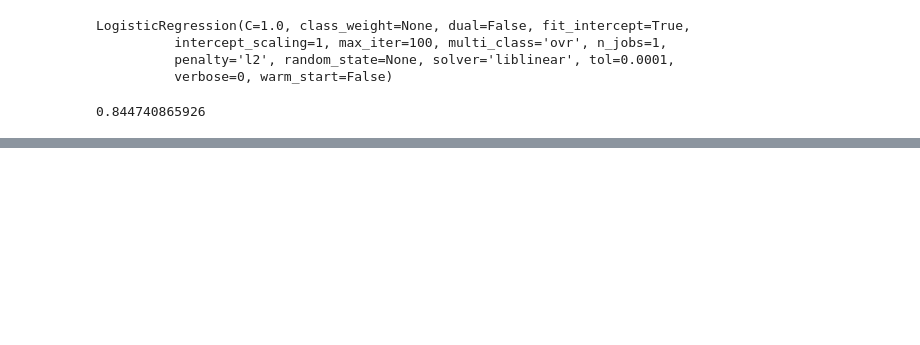
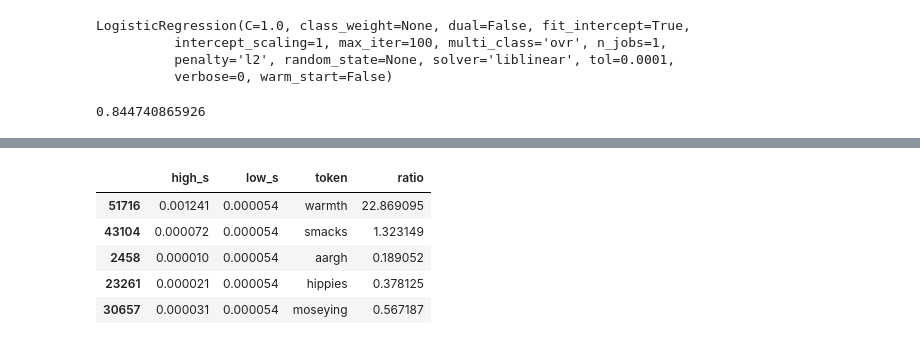
Before and after one commit to yanfei-wu/Product-Sentiment, a Jupyter notebook: Product Sentiment Project.ipynb, the cells around one changed output, grey strips where cells are left out. Cells and saved outputs as stored; diff of their text form; code cells hidden in the pictures; blank space fills up the shorter version.

```diff
--- a/Product Sentiment Project.ipynb
+++ b/Product Sentiment Project.ipynb
@@ -212,0 +319,4 @@ array([[41647,   137],
+# %%
+# token counts for low sentiment (0) and high sentiment (1)
+ls_token_count = nb.feature_count_[0, :]
+hs_token_count = nb.feature_count_[1, :]
@@ -212,0 +360,9 @@ array([[41647,   137],
+# %%
+tokens.sample(5, random_state = 0)
+# %% [output]
+|  | high_s | low_s | token | ratio |
+| 51716 | 0.001241 | 0.000054 | warmth | 22.869095 |
+| 43104 | 0.000072 | 0.000054 | smacks | 1.323149 |
+| 2458 | 0.000010 | 0.000054 | aargh | 0.189052 |
+| 23261 | 0.000021 | 0.000054 | hippies | 0.378125 |
+| 30657 | 0.000031 | 0.000054 | moseying | 0.567187 |
```
Also changed, not shown: parts of 59 cells of this notebook.
